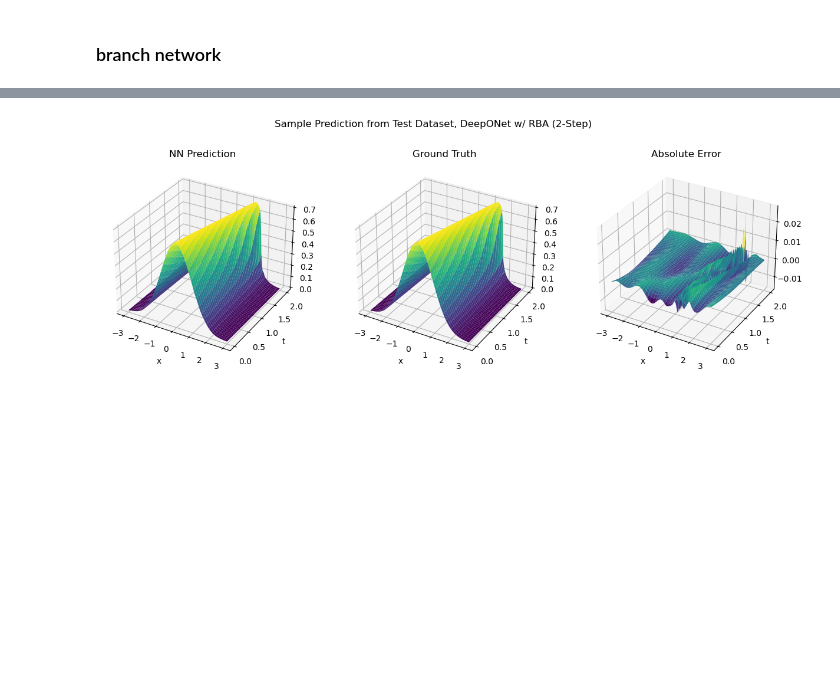
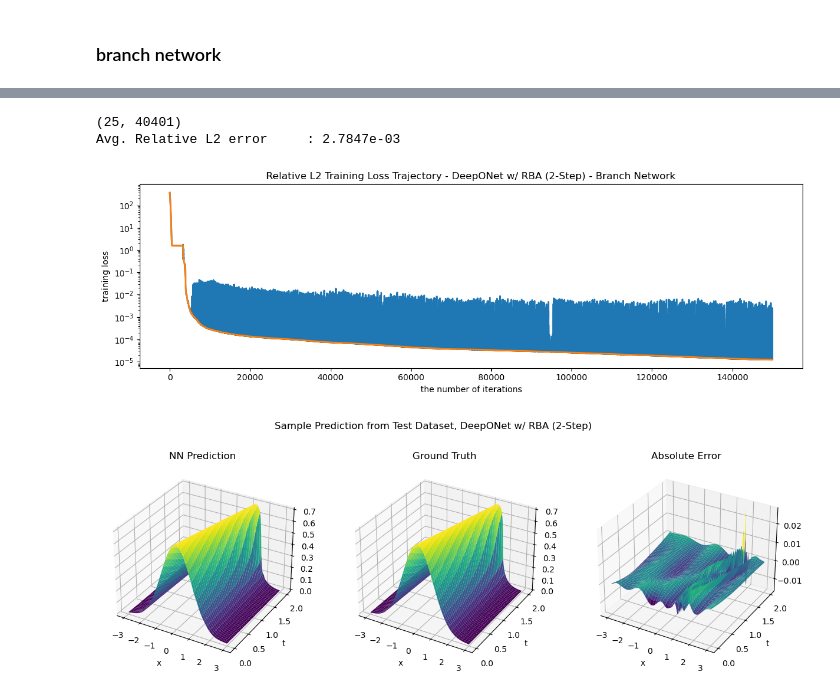
Before and after one commit to outlawhayden/ncsu-sciml, a Jupyter notebook: hw4/deeponet_2step_rba.ipynb, the cells around one changed output, grey strips where cells are left out. Saved outputs shown, nothing was run; the diff lists cells and outputs as text; code cells hidden in the pictures; blank space fills up the shorter version.

```diff
--- a/hw4/deeponet_2step_rba.ipynb
+++ b/hw4/deeponet_2step_rba.ipynb
@@ -704,3 +704,25 @@ Avg. Relative L2 error     : 2.7847e-03
+# %%
+
+print(NN_pred_final.shape)
+rel_l2_error = jnp.sqrt(jnp.sum((test_u - NN_pred_final)**2,axis=1) / jnp.sum(test_u**2,axis=1))
+print(f"Avg. Relative L2 error     : {jnp.mean(rel_l2_error):.4e}")
+
+
+
+plt.figure(figsize = (12,4))
+plt.semilogy(log_loss_branch, linewidth = 2)
+plt.semilogy(log_minloss_branch, linewidth =2)
+plt.xlabel('the number of iterations')
+plt.ylabel('training loss')
+plt.title("Relative L2 Training Loss Trajectory - DeepONet w/ RBA (2-Step) - Branch Network")
+plt.tight_layout()
+# plt.suptitle(title_str + '\n')
+plt.savefig("deeponet_2step_rba_training_branch.png")
+plt.show()
+# %% [output]
+(25, 40401)
+Avg. Relative L2 error     : 2.7847e-03
+[figure, added]
 # %%
 NN_pred_final = (Q_tt @ (vmap(model_branch)(jnp.atleast_1d(test_params)).T)).T
 
```
Also changed, not shown: parts of 4 cells of this notebook, 6 other files.
